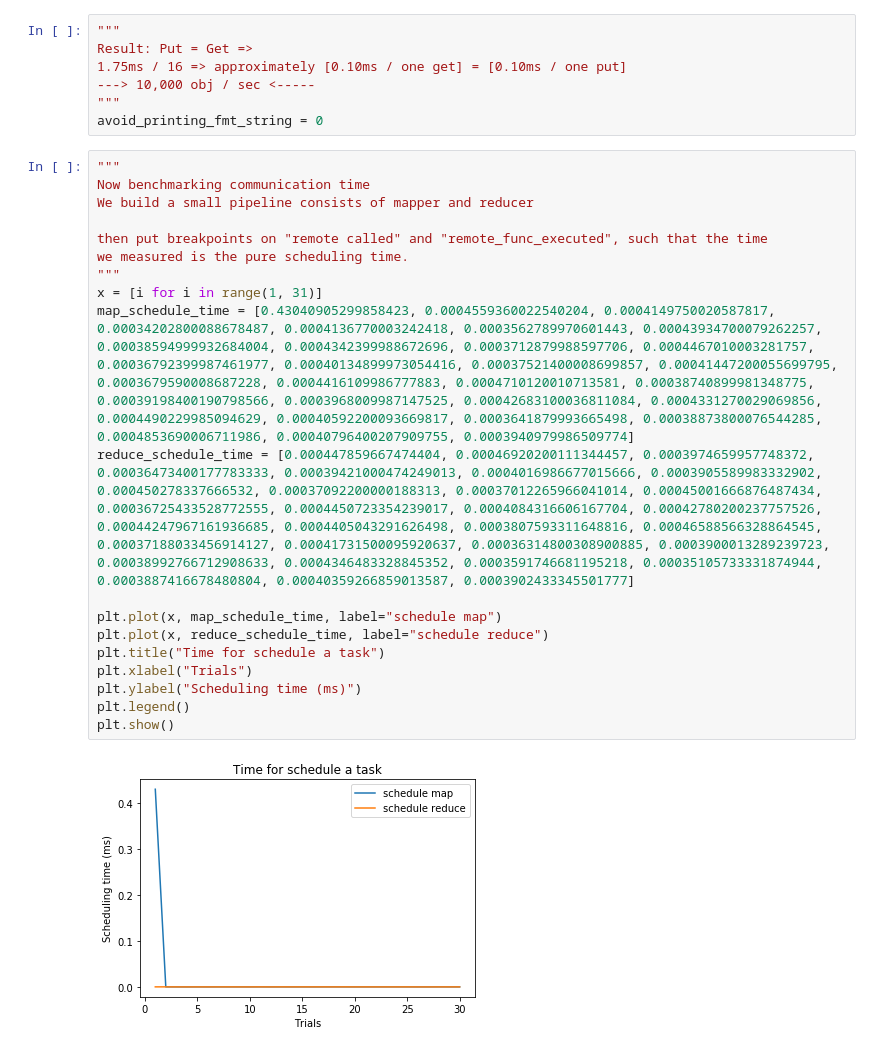
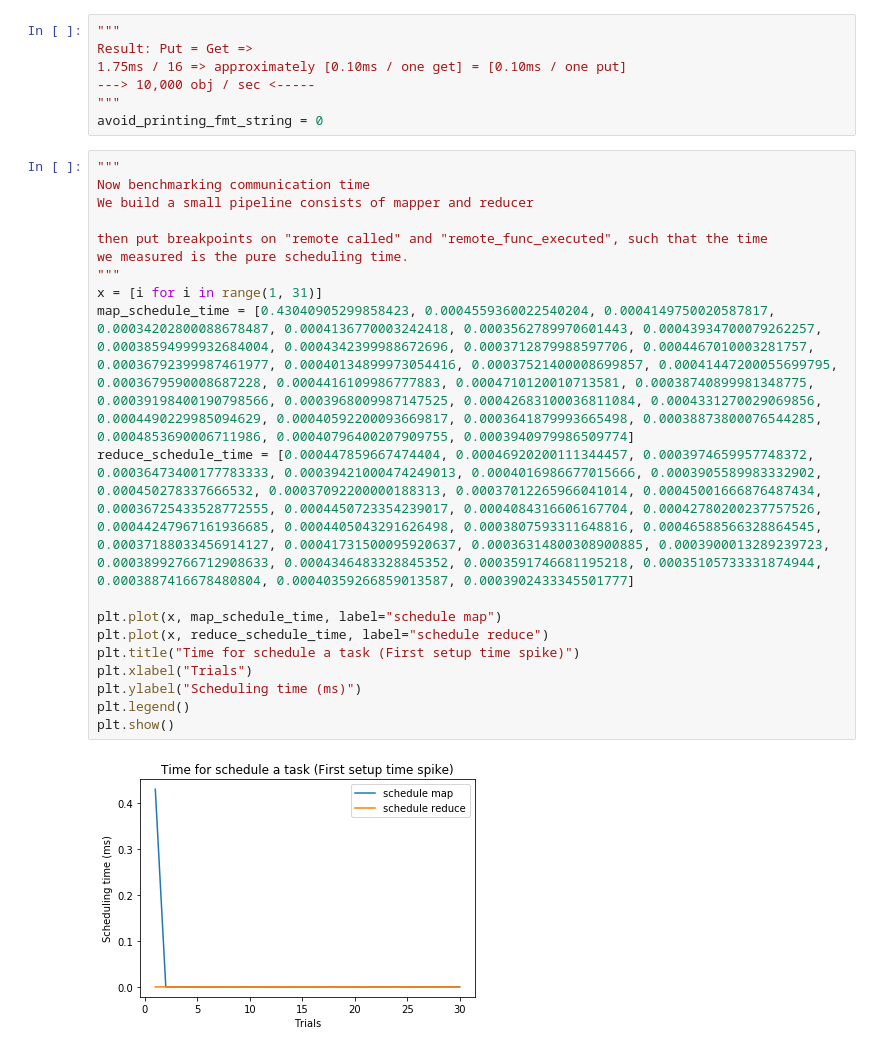
Before and after one commit to heyucongtom/ray_stream, a Jupyter notebook: timer/Untitled.ipynb, the cells around one changed output. Saved outputs shown, nothing was run; the diff lists cells and outputs as text.

```diff
--- a/timer/Untitled.ipynb
+++ b/timer/Untitled.ipynb
@@ -145,24 +145,24 @@ avoid_printing_fmt_string = 0
 # %%
 """
 Now benchmarking communication time
 We build a small pipeline consists of mapper and reducer
 
 then put breakpoints on "remote called" and "remote_func_executed", such that the time
 we measured is the pure scheduling time.
 """
 x = [i for i in range(1, 31)]
 map_schedule_time = [0.43040905299858423, 0.0004559360022540204, 0.0004149750020587817, 0.00034202800088678487, 0.0004136770003242418, 0.0003562789970601443, 0.00043934700079262257, 0.00038594999932684004, 0.0004342399988672696, 0.0003712879988597706, 0.0004467010003281757, 0.00036792399987461977, 0.00040134899973054416, 0.00037521400008699857, 0.00041447200055699795, 0.0003679590008687228, 0.0004416109986777883, 0.0004710120010713581, 0.00038740899981348775, 0.00039198400190798566, 0.0003968009987147525, 0.00042683100036811084, 0.0004331270029069856, 0.0004490229985094629, 0.00040592200093669817, 0.0003641879993665498, 0.00038873800076544285, 0.0004853690006711986, 0.00040796400207909755, 0.0003940979986509774]
 reduce_schedule_time = [0.000447859667474404, 0.00046920200111344457, 0.0003974659957748372, 0.00036473400177783333, 0.00039421000474249013, 0.0004016986677015666, 0.0003905589983332902, 0.000450278337666532, 0.00037092200000188313, 0.00037012265966041014, 0.00045001666876487434, 0.00036725433528772555, 0.0004450723354239017, 0.0004084316606167704, 0.00042780200237757526, 0.00044247967161936685, 0.0004405043291626498, 0.0003807593311648816, 0.00046588566328864545, 0.00037188033456914127, 0.00041731500095920637, 0.00036314800308900885, 0.0003900013289239723, 0.00038992766712908633, 0.0004346483328845352, 0.0003591746681195218, 0.00035105733331874944, 0.0003887416678480804, 0.00040359266859013587, 0.0003902433345501777]
 
 plt.plot(x, map_schedule_time, label="schedule map")
 plt.plot(x, reduce_schedule_time, label="schedule reduce")
-plt.title("Time for schedule a task")
+plt.title("Time for schedule a task (First setup time spike)")
 plt.xlabel("Trials")
 plt.ylabel("Scheduling time (ms)")
 plt.legend()
 plt.show()
 # %% [output]
-[figure, old version]
+[figure, new version]
 # %%
 """
 Notice the first schedule there's a spike (setup, etc...),
```
Also changed, not shown: parts of 2 cells of this notebook.
